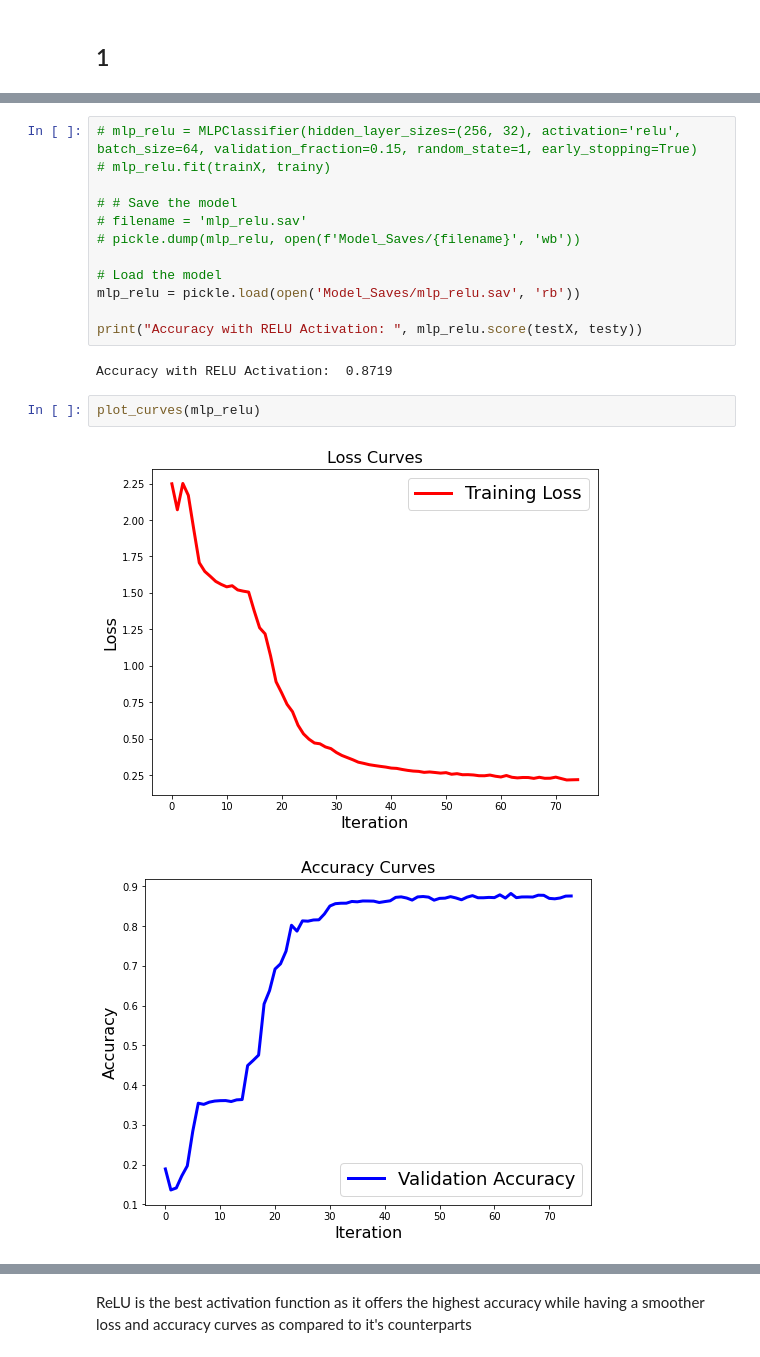
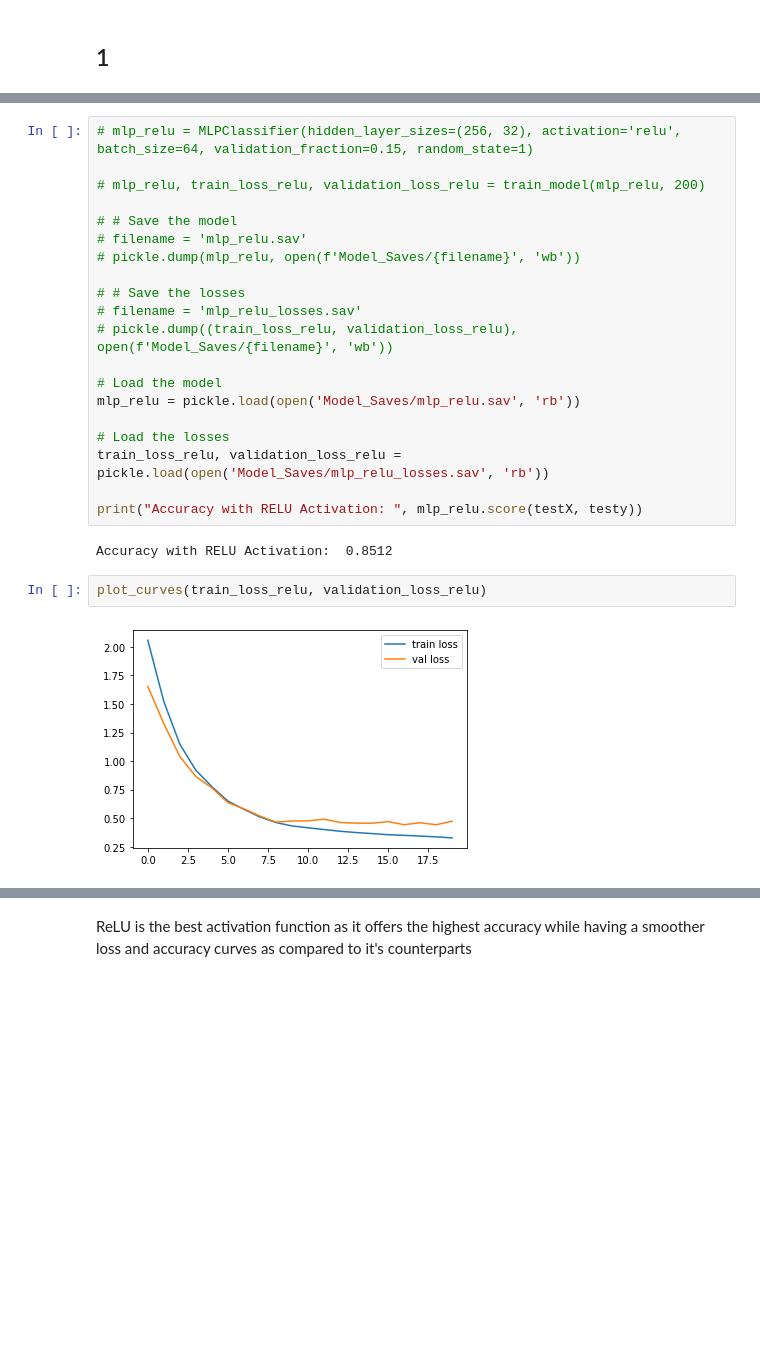
Before and after one commit to aflah02/ML_Assignments, a Jupyter notebook: Assignment 3/C.ipynb, the cells around one changed output, grey strips where cells are left out. Cells and saved outputs as stored; diff of their text form; blank space fills up the shorter version.

```diff
--- a/Assignment 3/C.ipynb
+++ b/Assignment 3/C.ipynb
@@ -44,20 +69,27 @@ plot_curves(mlp_sigmoid)
 # %%
-# mlp_relu = MLPClassifier(hidden_layer_sizes=(256, 32), activation='relu', batch_size=64, validation_fraction=0.15, random_state=1, early_stopping=True)
-# mlp_relu.fit(trainX, trainy)
+# mlp_relu = MLPClassifier(hidden_layer_sizes=(256, 32), activation='relu', batch_size=64, validation_fraction=0.15, random_state=1)
+
+# mlp_relu, train_loss_relu, validation_loss_relu = train_model(mlp_relu, 200)
 
 # # Save the model
 # filename = 'mlp_relu.sav'
 # pickle.dump(mlp_relu, open(f'Model_Saves/{filename}', 'wb'))
 
+# # Save the losses
+# filename = 'mlp_relu_losses.sav'
+# pickle.dump((train_loss_relu, validation_loss_relu), open(f'Model_Saves/{filename}', 'wb'))
+
 # Load the model
 mlp_relu = pickle.load(open('Model_Saves/mlp_relu.sav', 'rb'))
 
+# Load the losses
+train_loss_relu, validation_loss_relu = pickle.load(open('Model_Saves/mlp_relu_losses.sav', 'rb'))
+
 print("Accuracy with RELU Activation: ", mlp_relu.score(testX, testy))
 # %% [output]
-Accuracy with RELU Activation:  0.8719
+Accuracy with RELU Activation:  0.8512
-# %%
-plot_curves(mlp_relu)
-# %% [output]
-[figure, removed]
-[figure, removed]
+# %%
+plot_curves(train_loss_relu, validation_loss_relu)
+# %% [output]
+[figure, added]
 # %%
```
Also changed, not shown: parts of 37 cells of this notebook, 14 other files.
